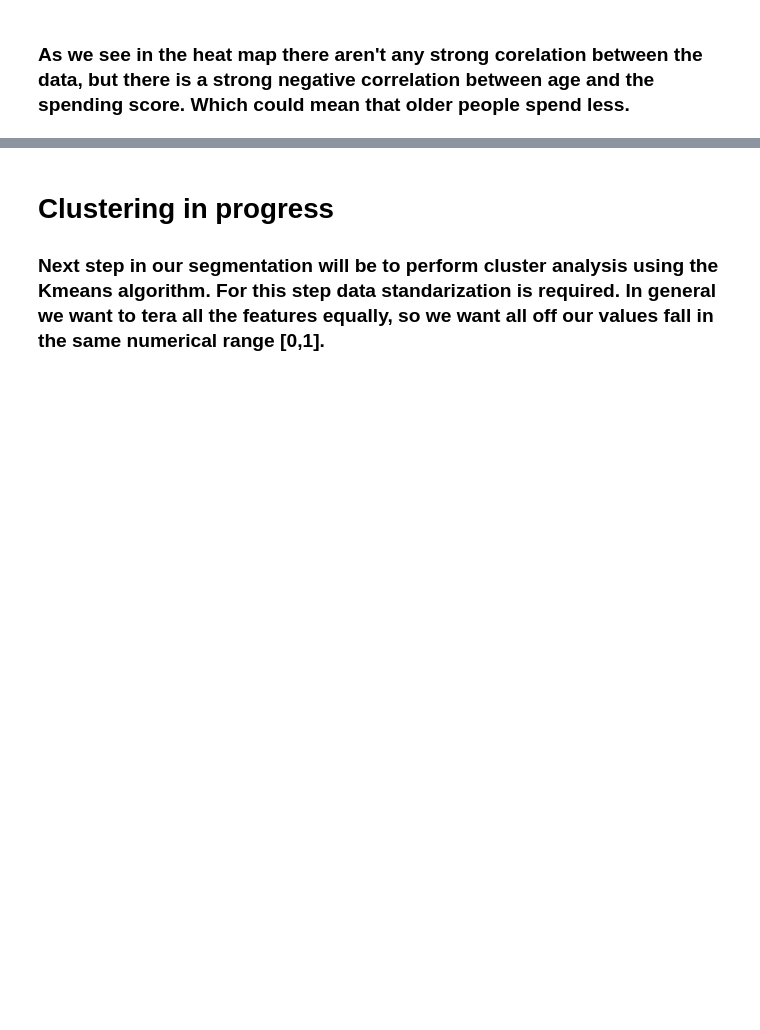
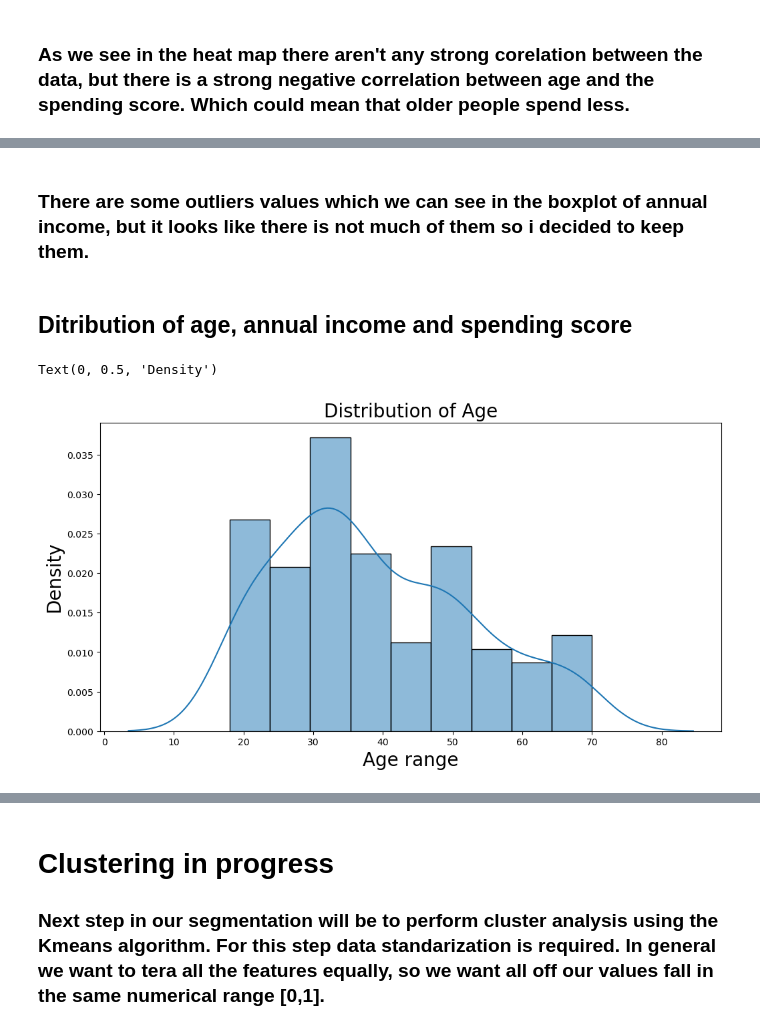
Before and after one commit to GentlemanFrog/Segmentation_mall_data, a Jupyter notebook: Untitled.ipynb, the cells around one changed output, grey strips where cells are left out. Cells and saved outputs as stored; diff of their text form; code cells hidden in the pictures; blank space fills up the shorter version.

Commit message:
Update, added more graphs
Added graphs describing the distribution of age, annual income and spending score.

```diff
--- a/Untitled.ipynb
+++ b/Untitled.ipynb
@@ -130,0 +131,18 @@ plt.show()
+# %% [markdown]
+### There are some outliers values which we can see in the boxplot of annual income, but it looks like there is not much of them so i decided to keep them.
+# %% [markdown]
+## Ditribution of age, annual income and spending score
+# %%
+# defining the size of graph
+plt.figure(figsize=(12, 6))
+#  kde = kernel denisty estimate,
+# stat = which stat to use default count,
+# kde_kws = parameter controling kde size on plot
+sns.histplot(df['Age'], kde=True, stat='density', kde_kws=dict(cut=3))
+#setting the title
+plt.title("Distribution of Age", fontsize=20)
+plt.xlabel('Age range', fontsize=20)
+plt.ylabel("Density", fontsize=20)
+# %% [output]
+Text(0, 0.5, 'Density')
+[figure, added]
```
Also changed, not shown: parts of 6 cells of this notebook.
